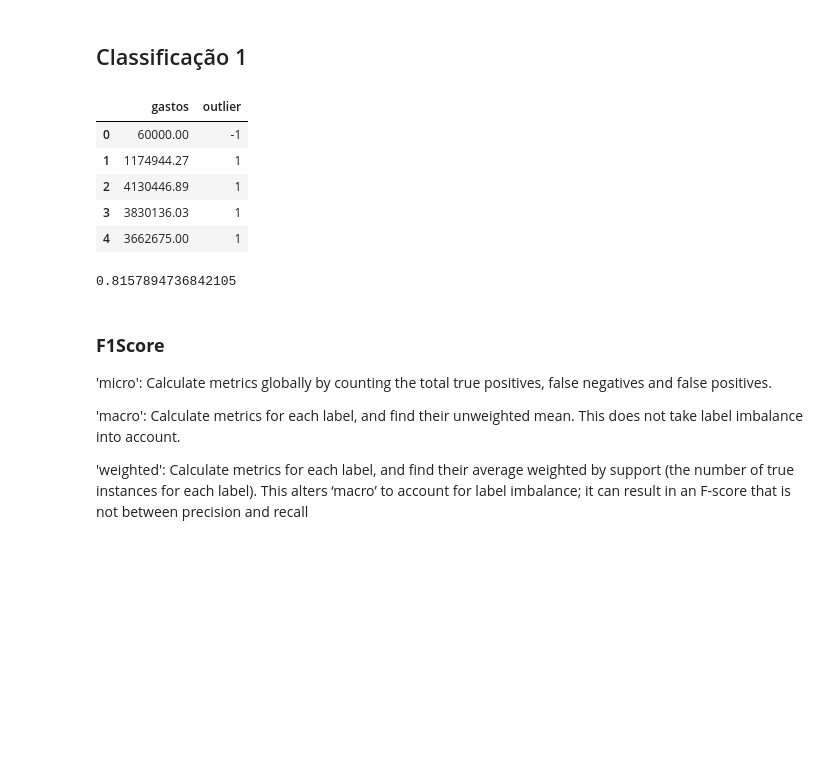
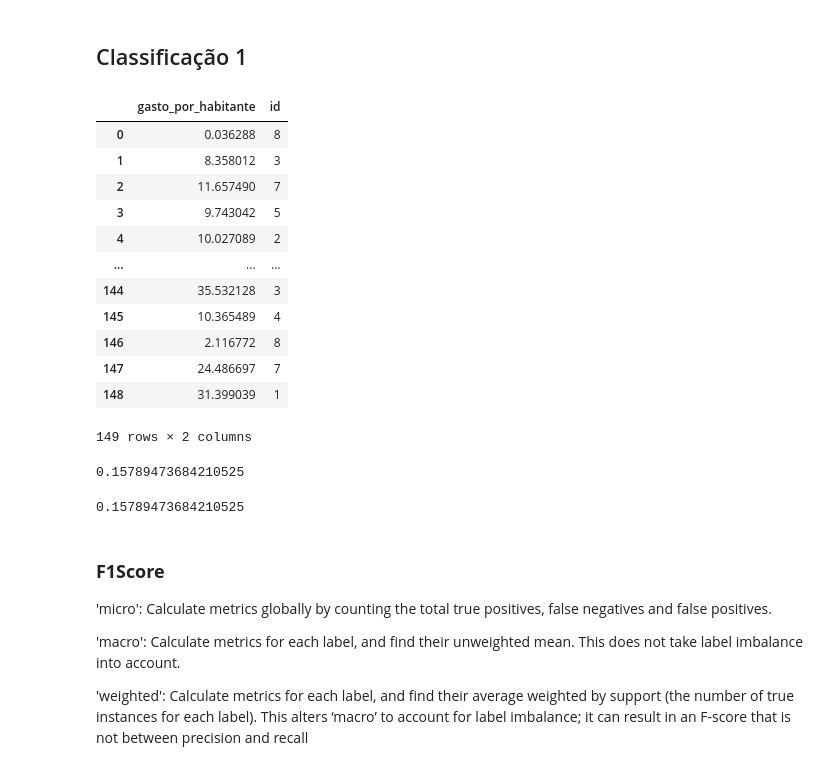
Before and after one commit to marcosw1998/Data-Science, a Jupyter notebook: Project_ee2/predict_covid_spends_PE.ipynb, the cells around one changed output. Drawn from its saved outputs; the diff is of its cells as text; code cells hidden in the pictures; blank space fills up the shorter version.

```diff
--- a/Project_ee2/predict_covid_spends_PE.ipynb
+++ b/Project_ee2/predict_covid_spends_PE.ipynb
@@ -515,4 +508,0 @@ def categorizar_municipio(city):
-# %%
-invest_covidPe['municipio'] = invest_covidPe['municipio'].map(lambda city: city.replace(city, str(categorizar_municipio(city))))
-invest_covidPe['tipo_favorecido'] = invest_covidPe['tipo_favorecido'].cat.codes
-invest_covidPe['acao_orcamentaria'] = invest_covidPe['acao_orcamentaria'].cat.codes
@@ -534,0 +509,11 @@ invest_covidPe
+# %%
+df_new = invest_covidPe.merge(covidPeCases, on = "municipio", how = "left")
+df_new = df_new.filter(items=['data_hora', \
+                              'id', \
+                              'gastos', \
+                              'pop_estimada' \
+                              ])
+df_new['gastos'] = (df_new['gastos'] / df_new['pop_estimada'])
+
+df_new.rename(columns={'gastos': 'gasto_por_habitante'}, inplace = True)
+df_new
@@ -535,7 +534,7 @@ invest_covidPe
 # %% [markdown]
 #### **Local Outlier Factor**
 # %%
-invest_covidPe_lof = invest_covidPe
+invest_covidPe_lof = df_new
 print("Quantidade de linhas: " + str(len(invest_covidPe)))
 # %% [output]
 Quantidade de linhas: 149
@@ -671,22 +670,29 @@ from sklearn.model_selection import train_test_split
 import seaborn as sns
 
 
-ClassTest = invest_covidPe[['gastos','outlier']]
-X_ClassTest = ClassTest.drop('outlier', axis=1)
-Y_ClassTest = ClassTest['outlier']
+ClassTest = invest_covidPe_lof[['gasto_por_habitante','id']]
+X_ClassTest = ClassTest.drop('id', axis=1)
+Y_ClassTest = ClassTest['id']
 Xtrain, Xtest, Ytrain, Ytest = train_test_split(X_ClassTest, Y_ClassTest,
                                                 random_state=3)
 
 #O random_state = 3 apresentou 81,5% de acurácia, foi o melhor de 1 a 10. Acrescentei as features de data e município, porém não contribuiram positivamente.
 # %%
-ClassTest.head()
+ClassTest
 # %% [output]
-|  | gastos | outlier |
-| 0 | 60000.00 | -1 |
-| 1 | 1174944.27 | 1 |
-| 2 | 4130446.89 | 1 |
-| 3 | 3830136.03 | 1 |
-| 4 | 3662675.00 | 1 |
+|  | gasto_por_habitante | id |
+| 0 | 0.036288 | 8 |
+| 1 | 8.358012 | 3 |
+| 2 | 11.657490 | 7 |
+| 3 | 9.743042 | 5 |
+| 4 | 10.027089 | 2 |
+| ... | ... | ... |
+| 144 | 35.532128 | 3 |
+| 145 | 10.365489 | 4 |
+| 146 | 2.116772 | 8 |
+| 147 | 24.486697 | 7 |
+| 148 | 31.399039 | 1 |
+149 rows × 2 columns
 # %%
 from sklearn.naive_bayes import GaussianNB # 1. escolha da técnica
 model = GaussianNB()                       # 2. instanciação do modelo
@@ -696,4 +702,4 @@ Y_model = model.predict(Xtest)             # 4. predição em novos dados
 from sklearn.metrics import accuracy_score
 accuracy_score(Ytest, Y_model)
 # %% [output]
-0.8157894736842105
+0.15789473684210525
@@ -700,3 +711,7 @@ accuracy_score(Ytest, Y_model)
+# %%
+accuracy_score(Ytest, clf_model)
+# %% [output]
+0.15789473684210525
 # %% [markdown]
 ### **F1Score**
 
```
Also changed, not shown: parts of 12 cells of this notebook.
